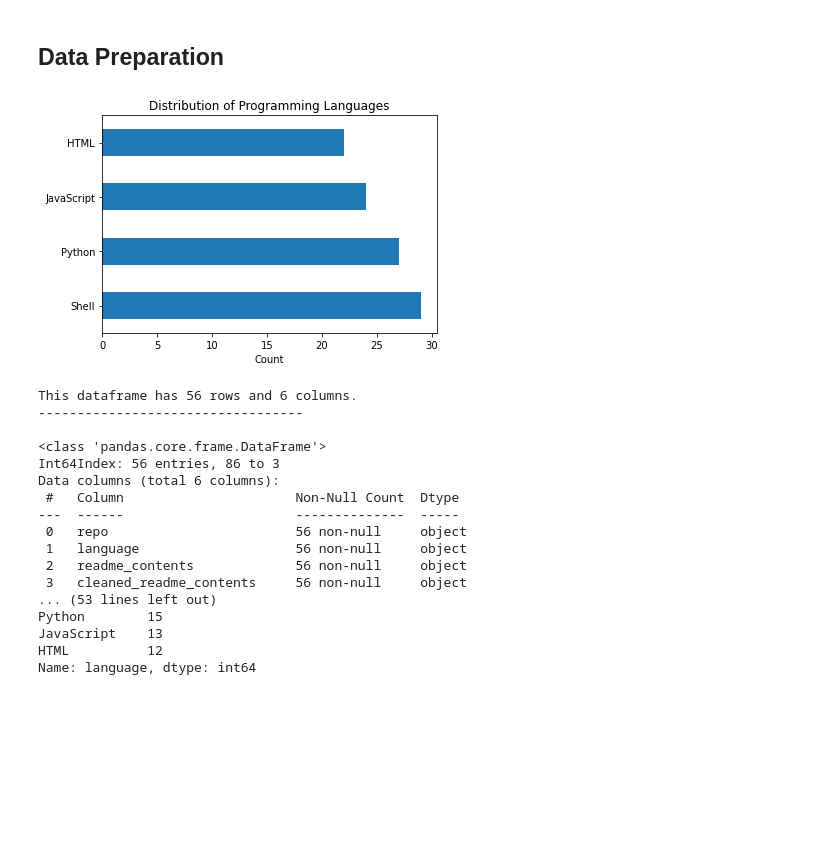
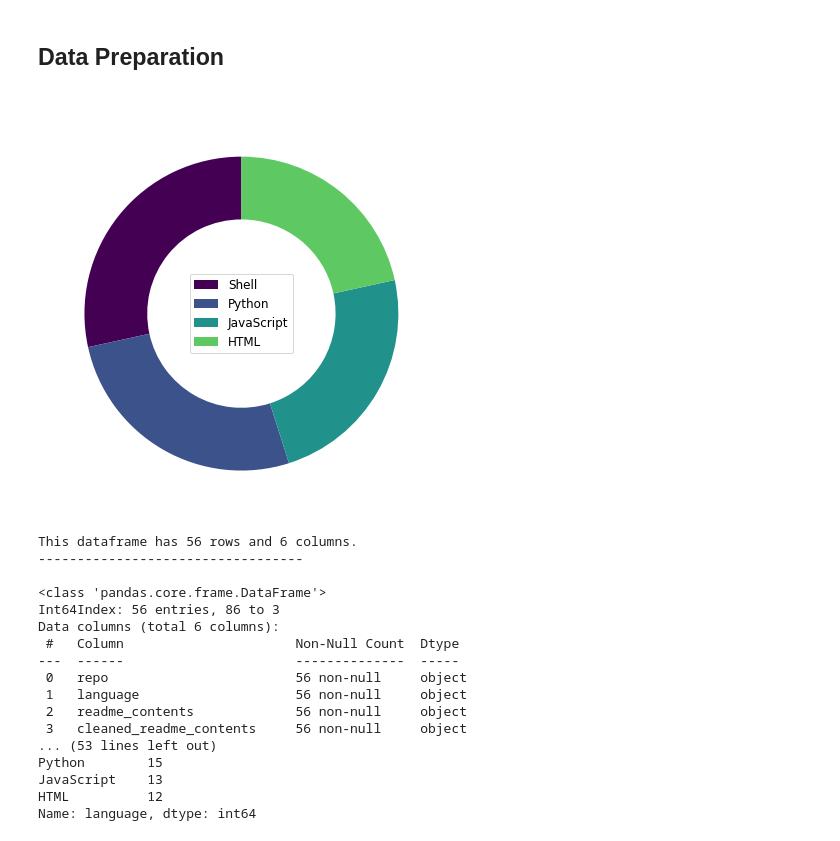
Before and after one commit to NLP-G4/NLP_group_project, a Jupyter notebook: final_report.ipynb, the cells around one changed output. Saved outputs shown, nothing was run; the diff lists cells and outputs as text; code cells hidden in the pictures; blank space fills up the shorter version.

```diff
--- a/final_report.ipynb
+++ b/final_report.ipynb
@@ -84,11 +87,17 @@ repo_clean = prepare.prep_article_data(repo_df, 'readme_contents', extra_words =
-# %%
-# visualize distribution of target variable
-repo_clean.language.value_counts().plot.barh()
-plt.title('Distribution of Programming Languages')
-plt.xlabel("Count")
-plt.show()
-# %% [output]
-[figure, removed]
+# %%
+# visualize distribution of target variable
+fig, ax = plt.subplots(figsize=(6, 6), subplot_kw=dict(aspect="equal"))
+cs_customer= cm.get_cmap('viridis')(np.linspace(0, 1, 5))
+language = ['Shell', 'Python', 'JavaScript', 'HTML']
+data = [29,27,24,22]
+wedges, texts = ax.pie(data, wedgeprops=dict(width=0.4), startangle=90,colors=cs_customer)
+plt.legend(wedges, language, loc="center",fontsize=12)
+ax.set_title("Language Distribution", color="white", fontdict={'fontsize': 16, 'fontweight': 'bold'})
+fig.tight_layout()
+plt.savefig('donutplot2.png',dpi=100, format='png', bbox_inches='tight')
+plt.show()
+# %% [output]
+[figure, added]
 # %%
 # split our data prior to exploration, stratifying on target variable 'language'
 train, validate, test = prepare.train_validate_test_split(repo_clean, 'language')
```
Also changed, not shown: parts of 28 cells of this notebook, 4 other files.
